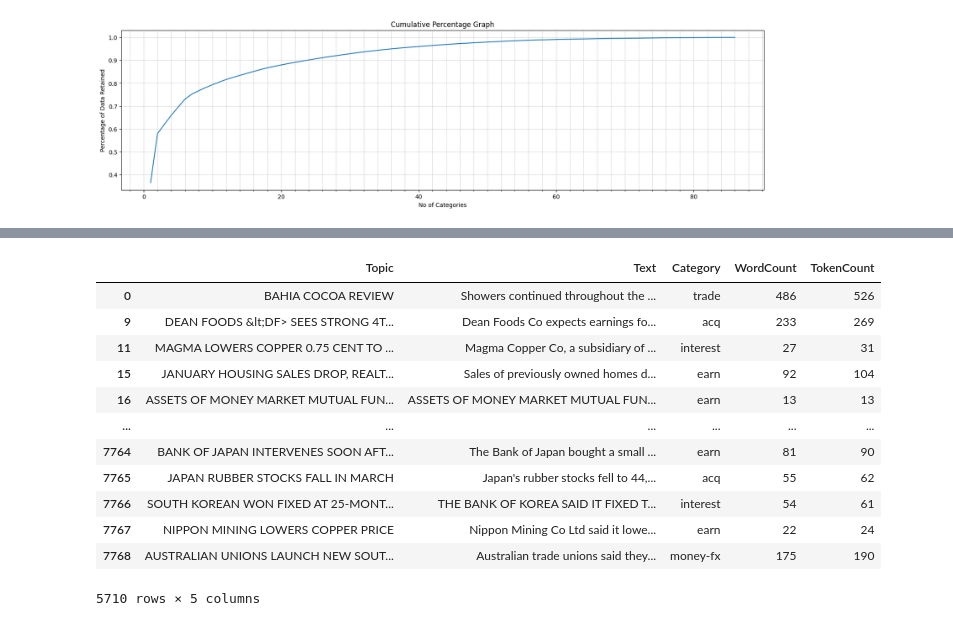
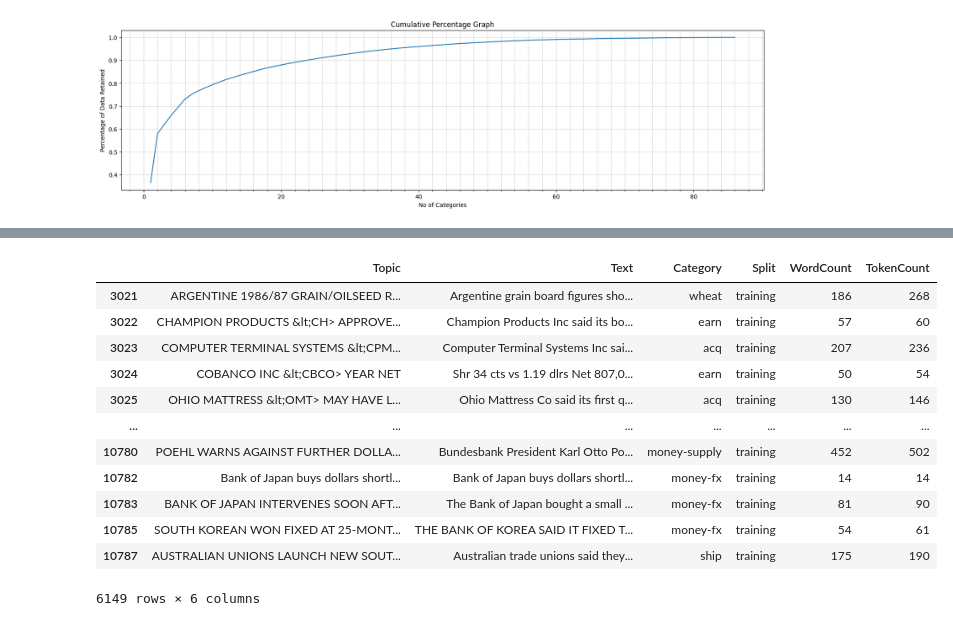
Before and after one commit to NevJay/NLP-Group-CW, a Jupyter notebook: Task_2/Reuters_Analysis.ipynb, the cells around one changed output, grey strips where cells are left out. Saved outputs shown, nothing was run; the diff lists cells and outputs as text; code cells hidden in the pictures.

```diff
--- a/Task_2/Reuters_Analysis.ipynb
+++ b/Task_2/Reuters_Analysis.ipynb
@@ -235,3 +223,3 @@ plt.show()
 # %%
-#retains 60% of data with 10 categories
-selected_cats = counts.index.to_list()[:6]
+#retains 80% of data with 10 categories
+selected_cats = df_training['Category'].value_counts().index.to_list()[:10]
@@ -238,19 +239,19 @@ selected_cats = counts.index.to_list()[:6]
 # %%
-df_60 = df[df['Category'].isin(selected_cats)]
+df_training_80 = df_training[df_training['Category'].isin(selected_cats)]
-# %%
-df_60
-# %% [output]
-|  | Topic | Text | Category | WordCount | TokenCount |
-| 0 | BAHIA COCOA REVIEW | Showers continued throughout the ... | trade | 486 | 526 |
-| 9 | DEAN FOODS &lt;DF> SEES STRONG 4T... | Dean Foods Co expects earnings fo... | acq | 233 | 269 |
-| 11 | MAGMA LOWERS COPPER 0.75 CENT TO ... | Magma Copper Co, a subsidiary of ... | interest | 27 | 31 |
-| 15 | JANUARY HOUSING SALES DROP, REALT... | Sales of previously owned homes d... | earn | 92 | 104 |
-| 16 | ASSETS OF MONEY MARKET MUTUAL FUN... | ASSETS OF MONEY MARKET MUTUAL FUN... | earn | 13 | 13 |
-| ... | ... | ... | ... | ... | ... |
-| 7764 | BANK OF JAPAN INTERVENES SOON AFT... | The Bank of Japan bought a small ... | earn | 81 | 90 |
-| 7765 | JAPAN RUBBER STOCKS FALL IN MARCH | Japan's rubber stocks fell to 44,... | acq | 55 | 62 |
-| 7766 | SOUTH KOREAN WON FIXED AT 25-MONT... | THE BANK OF KOREA SAID IT FIXED T... | interest | 54 | 61 |
-| 7767 | NIPPON MINING LOWERS COPPER PRICE | Nippon Mining Co Ltd said it lowe... | earn | 22 | 24 |
-| 7768 | AUSTRALIAN UNIONS LAUNCH NEW SOUT... | Australian trade unions said they... | money-fx | 175 | 190 |
-5710 rows × 5 columns
+# %%
+df_training_80
+# %% [output]
+|  | Topic | Text | Category | Split | WordCount | TokenCount |
+| 3021 | ARGENTINE 1986/87 GRAIN/OILSEED R... | Argentine grain board figures sho... | wheat | training | 186 | 268 |
+| 3022 | CHAMPION PRODUCTS &lt;CH> APPROVE... | Champion Products Inc said its bo... | earn | training | 57 | 60 |
+| 3023 | COMPUTER TERMINAL SYSTEMS &lt;CPM... | Computer Terminal Systems Inc sai... | acq | training | 207 | 236 |
+| 3024 | COBANCO INC &lt;CBCO> YEAR NET | Shr 34 cts vs 1.19 dlrs Net 807,0... | earn | training | 50 | 54 |
+| 3025 | OHIO MATTRESS &lt;OMT> MAY HAVE L... | Ohio Mattress Co said its first q... | acq | training | 130 | 146 |
+| ... | ... | ... | ... | ... | ... | ... |
+| 10780 | POEHL WARNS AGAINST FURTHER DOLLA... | Bundesbank President Karl Otto Po... | money-supply | training | 452 | 502 |
+| 10782 | Bank of Japan buys dollars shortl... | Bank of Japan buys dollars shortl... | money-fx | training | 14 | 14 |
+| 10783 | BANK OF JAPAN INTERVENES SOON AFT... | The Bank of Japan bought a small ... | money-fx | training | 81 | 90 |
+| 10785 | SOUTH KOREAN WON FIXED AT 25-MONT... | THE BANK OF KOREA SAID IT FIXED T... | money-fx | training | 54 | 61 |
+| 10787 | AUSTRALIAN UNIONS LAUNCH NEW SOUT... | Australian trade unions said they... | ship | training | 175 | 190 |
+6149 rows × 6 columns
 # %%
```
Also changed, not shown: parts of 22 cells of this notebook, 1 other file.
